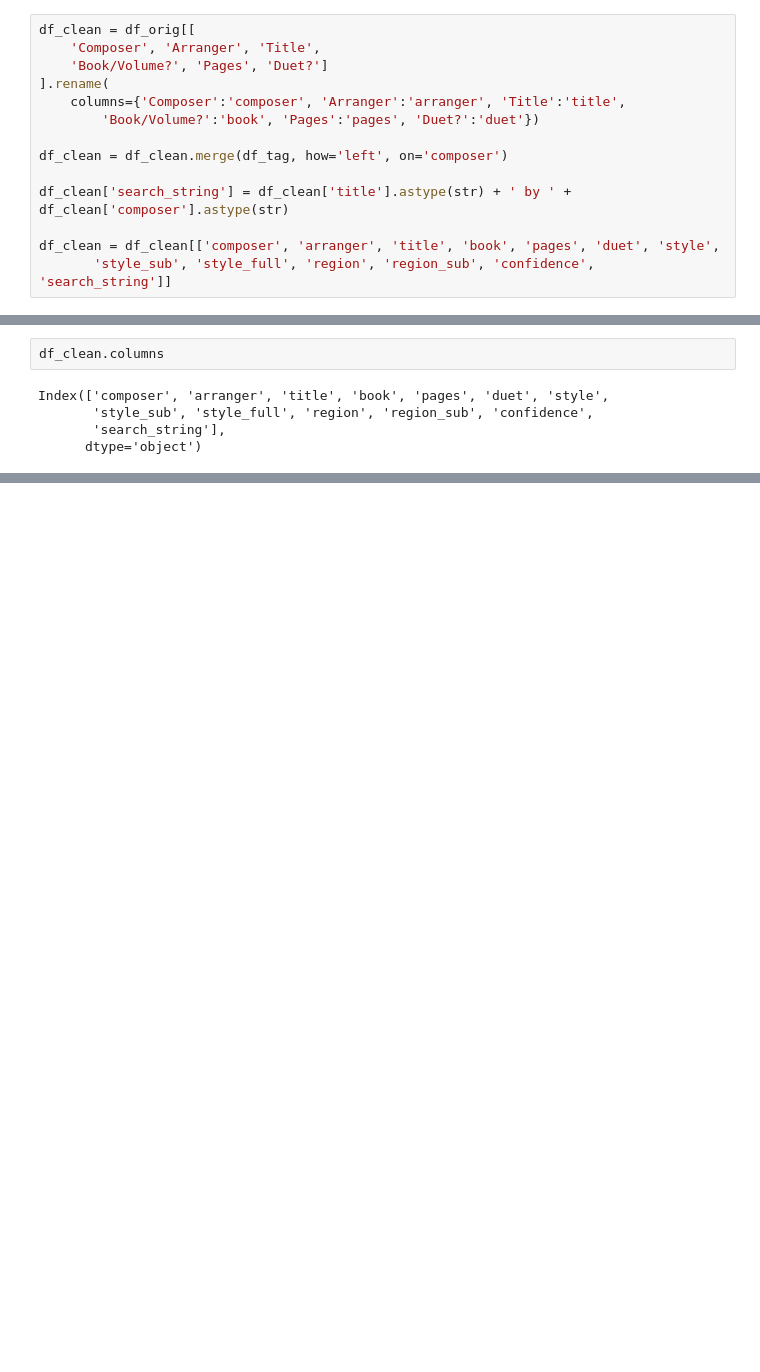
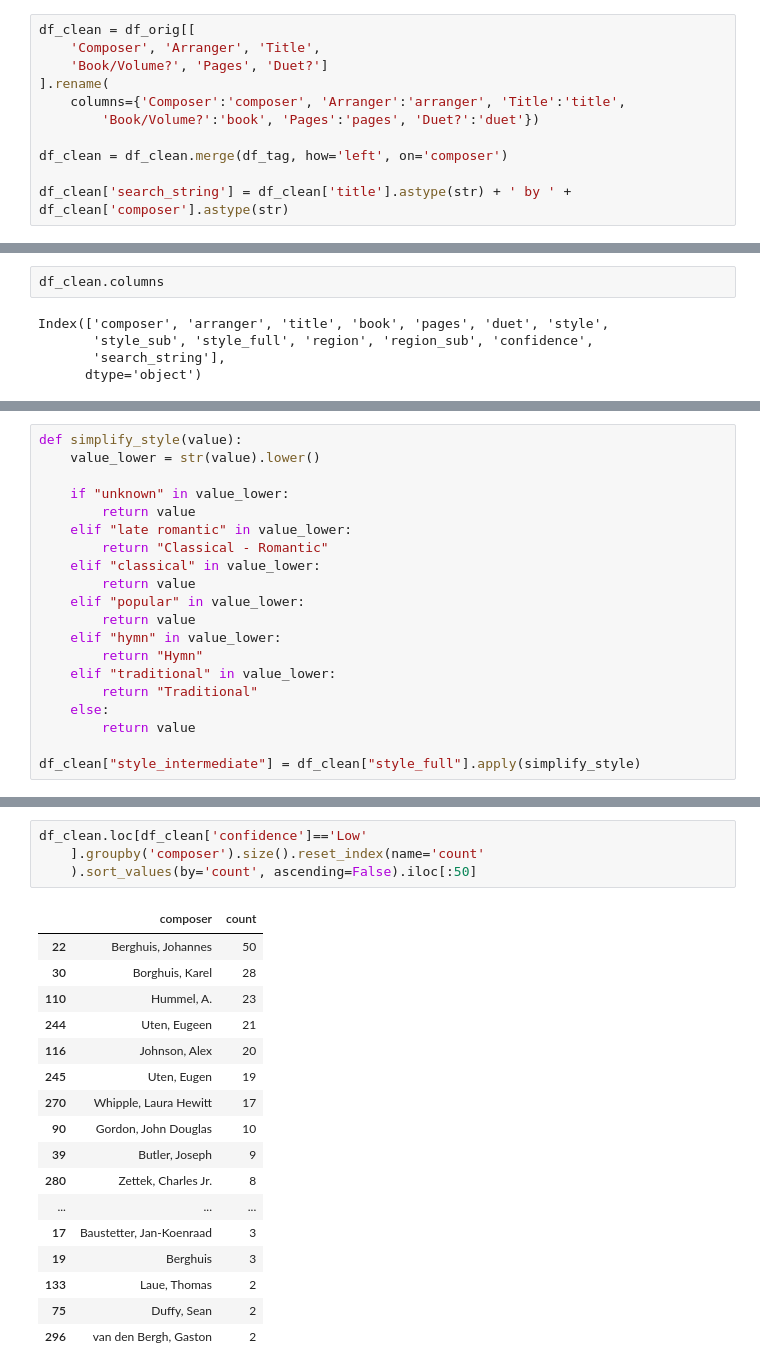
Before and after one commit to atisor73/carillon-library-viz, a Jupyter notebook: 3_postprocess.ipynb, the cells around one changed output, grey strips where cells are left out. Saved outputs shown, nothing was run; the diff lists cells and outputs as text; blank space fills up the shorter version.

```diff
--- a/3_postprocess.ipynb
+++ b/3_postprocess.ipynb
@@ -19,6 +19,3 @@ df_clean = df_orig[[
 df_clean = df_clean.merge(df_tag, how='left', on='composer')
 
 df_clean['search_string'] = df_clean['title'].astype(str) + ' by ' + df_clean['composer'].astype(str)
-
-df_clean = df_clean[['composer', 'arranger', 'title', 'book', 'pages', 'duet', 'style',
-       'style_sub', 'style_full', 'region', 'region_sub', 'confidence', 'search_string']]
@@ -33,0 +31,20 @@ Index(['composer', 'arranger', 'title', 'book', 'pages', 'duet', 'style',
+# %%
+def simplify_style(value):
+    value_lower = str(value).lower()
+
+    if "unknown" in value_lower:
+        return value
+    elif "late romantic" in value_lower:
+        return "Classical - Romantic"
+    elif "classical" in value_lower:
+        return value
+    elif "popular" in value_lower:
+        return value
+    elif "hymn" in value_lower:
+        return "Hymn"
+    elif "traditional" in value_lower:
+        return "Traditional"
+    else:
+        return value
+
+df_clean["style_intermediate"] = df_clean["style_full"].apply(simplify_style)
@@ -33,0 +58,22 @@ Index(['composer', 'arranger', 'title', 'book', 'pages', 'duet', 'style',
+# %%
+df_clean.loc[df_clean['confidence']=='Low'
+    ].groupby('composer').size().reset_index(name='count'
+    ).sort_values(by='count', ascending=False).iloc[:50]
+# %% [output]
+|  | composer | count |
+| 22 | Berghuis, Johannes | 50 |
+| 30 | Borghuis, Karel | 28 |
+| 110 | Hummel, A. | 23 |
+| 244 | Uten, Eugeen | 21 |
+| 116 | Johnson, Alex | 20 |
+| 245 | Uten, Eugen | 19 |
+| 270 | Whipple, Laura Hewitt | 17 |
+| 90 | Gordon, John Douglas | 10 |
+| 39 | Butler, Joseph | 9 |
+| 280 | Zettek, Charles Jr. | 8 |
+| ... | ... | ... |
+| 17 | Baustetter, Jan-Koenraad | 3 |
+| 19 | Berghuis | 3 |
+| 133 | Laue, Thomas | 2 |
+| 75 | Duffy, Sean | 2 |
+| 296 | van den Bergh, Gaston | 2 |
```
Also changed, not shown: parts of 14 cells of this notebook, 3 other files.
